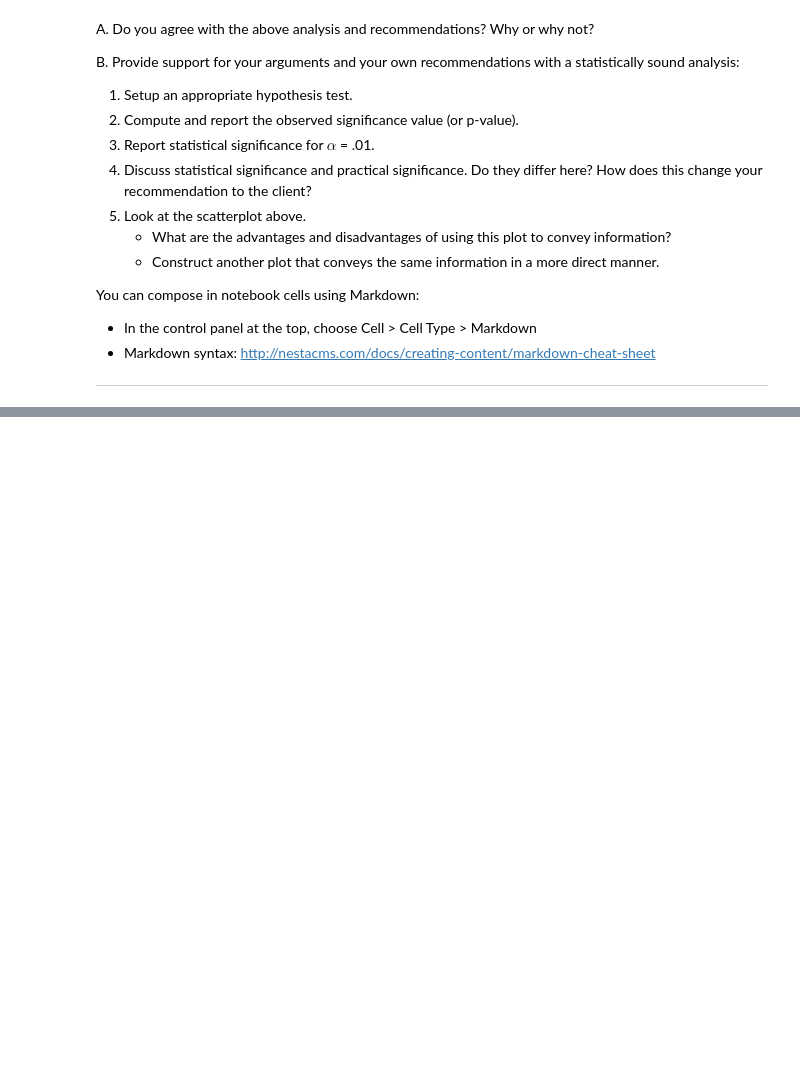
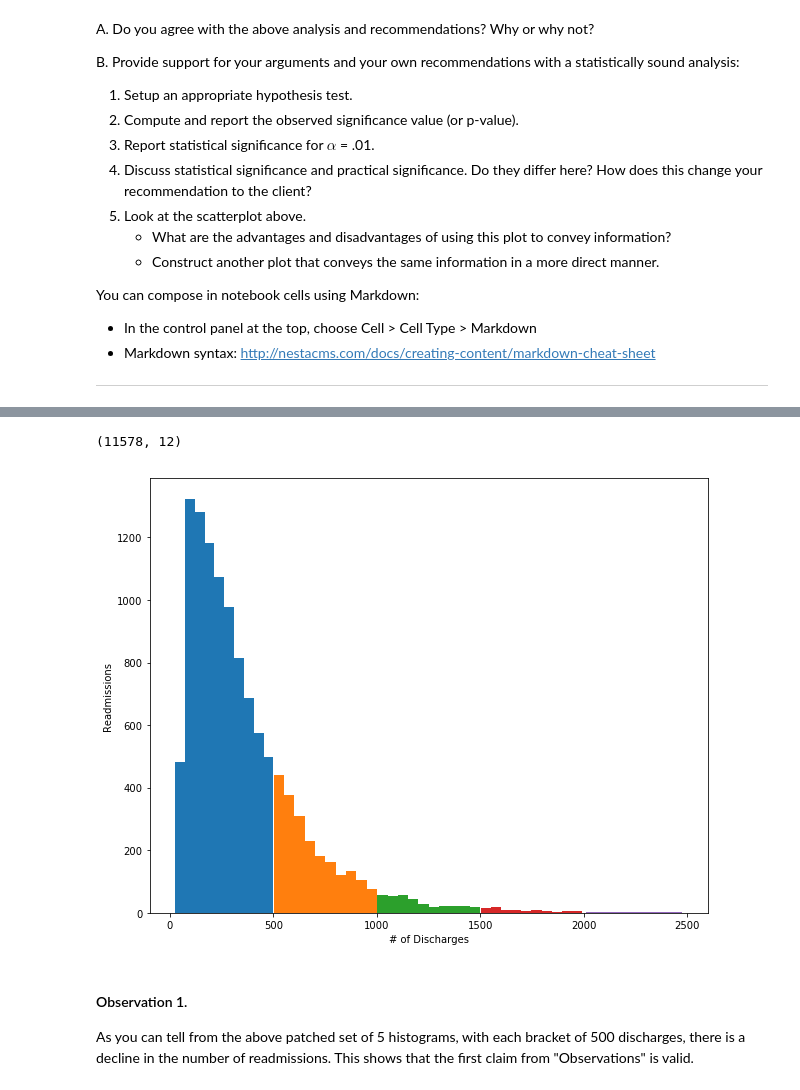
Before and after one commit to zbiswas3/Datascience-Projects, a Jupyter notebook: Inferential Statistics Projects in Python/Hospital Readmission Analysis/sliderule_dsi_inferential_statistics_exercise_3.ipynb, the cells around one changed output, grey strips where cells are left out. Saved outputs shown, nothing was run; the diff lists cells and outputs as text; code cells hidden in the pictures; blank space fills up the shorter version.

```diff
--- a/Inferential Statistics Projects in Python/Hospital Readmission Analysis/sliderule_dsi_inferential_statistics_exercise_3.ipynb
+++ b/Inferential Statistics Projects in Python/Hospital Readmission Analysis/sliderule_dsi_inferential_statistics_exercise_3.ipynb
@@ -124,0 +181,28 @@ I do not agree with the above analysis.
+# %%
+new_data=hospital_read_df[hospital_read_df['Number of Discharges']!='Not Available']
+new_data.shape
+# %% [output]
+(11578, 12)
+# %%
+plt.figure(figsize=(10, 8))
+x1 = [a for a in clean_hospital_read_df['Number of Discharges'][81:-3] if a > 0 and a<= 500]
+x2 = [a for a in clean_hospital_read_df['Number of Discharges'][81:-3] if a > 501 and a <= 1000]
+x3 = [a for a in clean_hospital_read_df['Number of Discharges'][81:-3] if a > 1001 and a <= 1500]
+x4 = [a for a in clean_hospital_read_df['Number of Discharges'][81:-3] if a > 1501 and a <= 2000]
+x5 = [a for a in clean_hospital_read_df['Number of Discharges'][81:-3] if a > 2001 and a <= 2500]
+
+plt.hist(x1)
+plt.hist(x2)
+plt.hist(x3)
+plt.hist(x4)
+plt.hist(x5)
+
+plt.xlabel("# of Discharges")
+plt.ylabel("Readmissions")
+plt.show()
+# %% [output]
+[figure, added]
+# %% [markdown]
+#### Observation 1.
+As you can tell from the above patched set of 5 histograms, with each bracket of 500 discharges, there is a decline
+in the number of readmissions. This shows that the first claim from "Observations" is valid.
```
Also changed, not shown: parts of 20 cells of this notebook, 6 other files.
